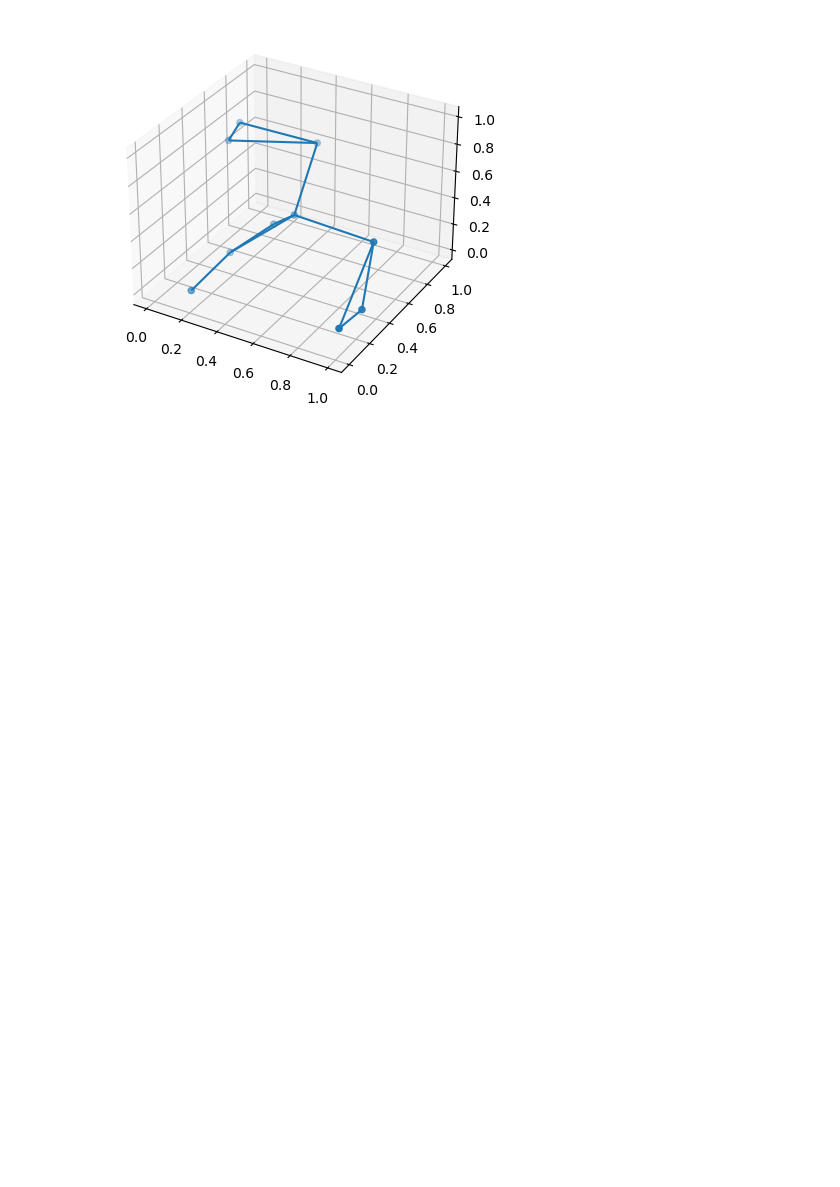
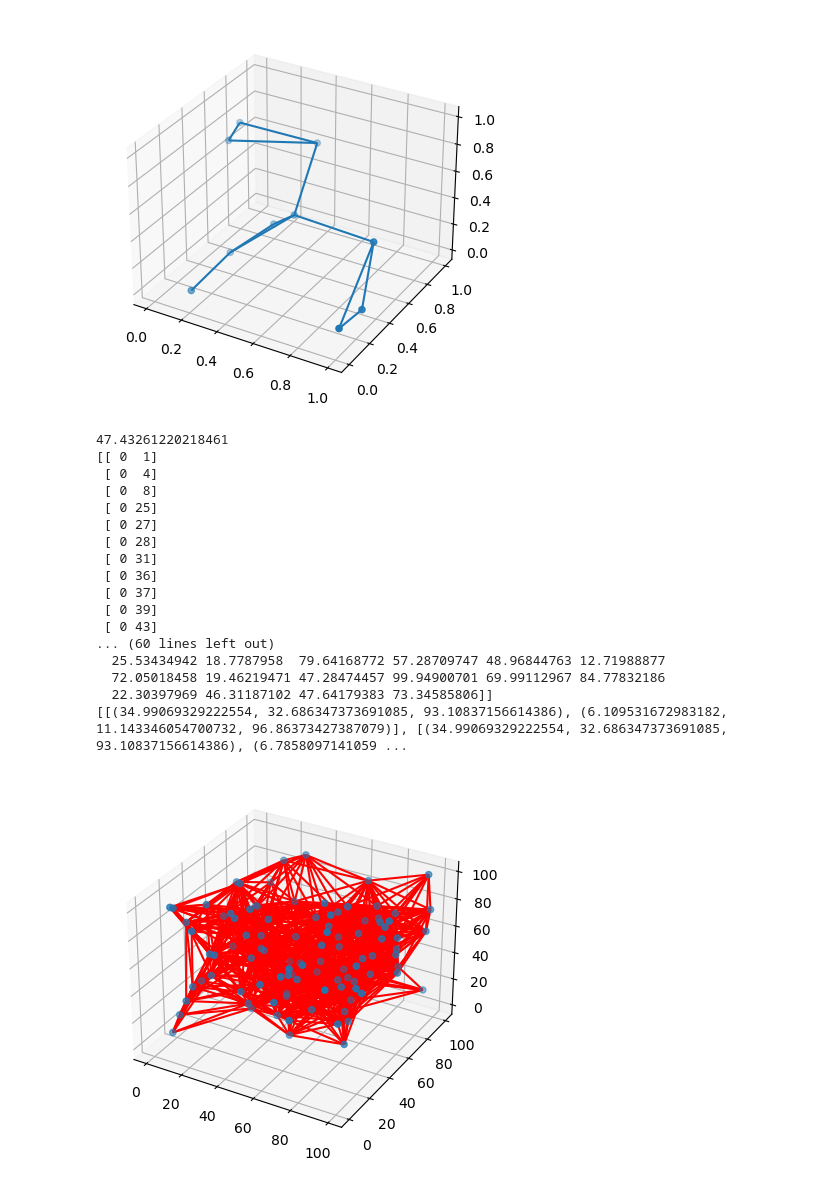
Before and after one commit to Riversjp7/TDA, a Jupyter notebook: TDA.ipynb, the cells around one changed output. Cells and saved outputs as stored; diff of their text form; code cells hidden in the pictures; blank space fills up the shorter version.

```diff
--- a/TDA.ipynb
+++ b/TDA.ipynb
@@ -232,46 +232,43 @@ plt.show()
 [[(0.9993683331697949, 0.2557790258243977, 0.10657024162363082), (0.9560916861239814, 0.4432281895929404, 0.4523230538081553)], [(0.9993683331697949, 0.2557790258243977, 0.10657024162363082), (0.96805 ...
 [figure]
 # %%
-def dsimN(m):
-    '''This function creates a dissimilarity matrix using
-     the Euclidean distance metric from a M*N point cloud matrix'''
-
-    dray=[]
-    for i in range(m.shape[0]):
-        mt=m[i][:,None]
-        sqRes=(m[i]-mt)**2
-        if i == 0:
-            dray=sqRes[:]
-        else:
-            dray+= sqRes[:]
-    return np.sqrt(dray)
-
-
-
-l3c=mplot3d.art3d.Line3DCollection
-
-r=np.random.rand(2,10)
-#print(r[0],r[1])
+r=np.random.rand(3,100)*100
 rdsim=dsimN(r)
-#print(rdsim)
+#print(rdsim,r,sep="\n\n")
 rSort=np.unique(np.sort(rdsim.reshape(-1)))[1:]
 rQ3=rSort[(len(rSort)-1)//4]
 print(rQ3)
-#plt.plot(r[0],r[1], 'k.')
 splitIndex=np.array(np.where((rdsim<=rQ3) & (rdsim!=0)), dtype='object')
+#print(splitIndex)
 izip=np.array(list(zip(splitIndex[0],splitIndex[1])))
 izip_=np.unique(list(map(sorted, izip)),axis=0)
-
-itop=list(map(lambda x: [(r[0,x[0]],r[1,x[0]]),(r[0,x[1]],r[1,x[1]])],izip_))
+#print(r,izip_,sep="\n\n")
+itop=list(map(lambda x: [tuple(r[:,x[0]]),tuple(r[:,x[1]])],izip_))
 print(izip_[:20],"\n\n",r[:20],itop[:20],sep="\n")
 
+fig = plt.figure()
+ax = plt.axes(projection="3d")
+ax.add_collection(l3c(itop,color="red"))
+ax.scatter3D(r[0],r[1],r[2])
 
 
-lcs=lc(itop)
-fig = plt.figure()
-
-ax2 = fig.add_subplot(1, 1, 1)
-ax2.add_collection(lcs)
-ax1.autoscale()
-ax1.scatter(r[0],r[1],marker='.',c='black')
-#plt.show()
+plt.show()
+# %% [output]
+47.43261220218461
+[[ 0  1]
+ [ 0  4]
+ [ 0  8]
+ [ 0 25]
+ [ 0 27]
+ [ 0 28]
+ [ 0 31]
+ [ 0 36]
+ [ 0 37]
+ [ 0 39]
+ [ 0 43]
+... (60 lines left out)
+  25.53434942 18.7787958  79.64168772 57.28709747 48.96844763 12.71988877
+  72.05018458 19.46219471 47.28474457 99.94900701 69.99112967 84.77832186
+  22.30397969 46.31187102 47.64179383 73.34585806]]
+[[(34.99069329222554, 32.686347373691085, 93.10837156614386), (6.109531672983182, 11.143346054700732, 96.86373427387079)], [(34.99069329222554, 32.686347373691085, 93.10837156614386), (6.7858097141059 ...
+[figure, added]
```
Also changed, not shown: parts of 4 cells of this notebook, 2 other files.
